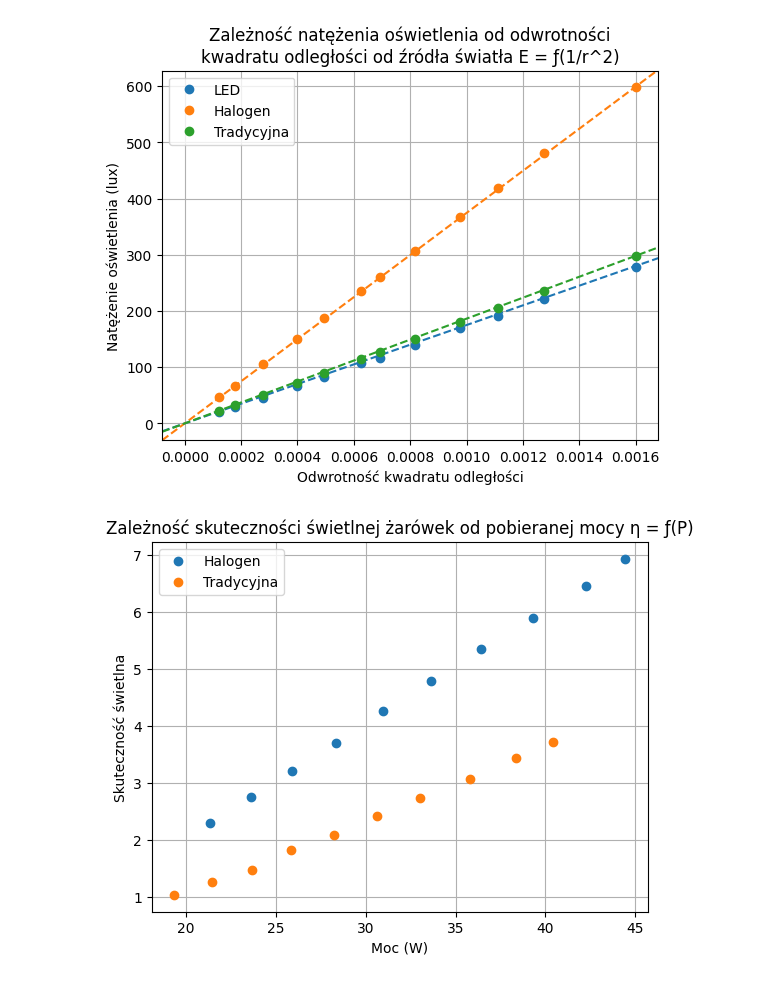
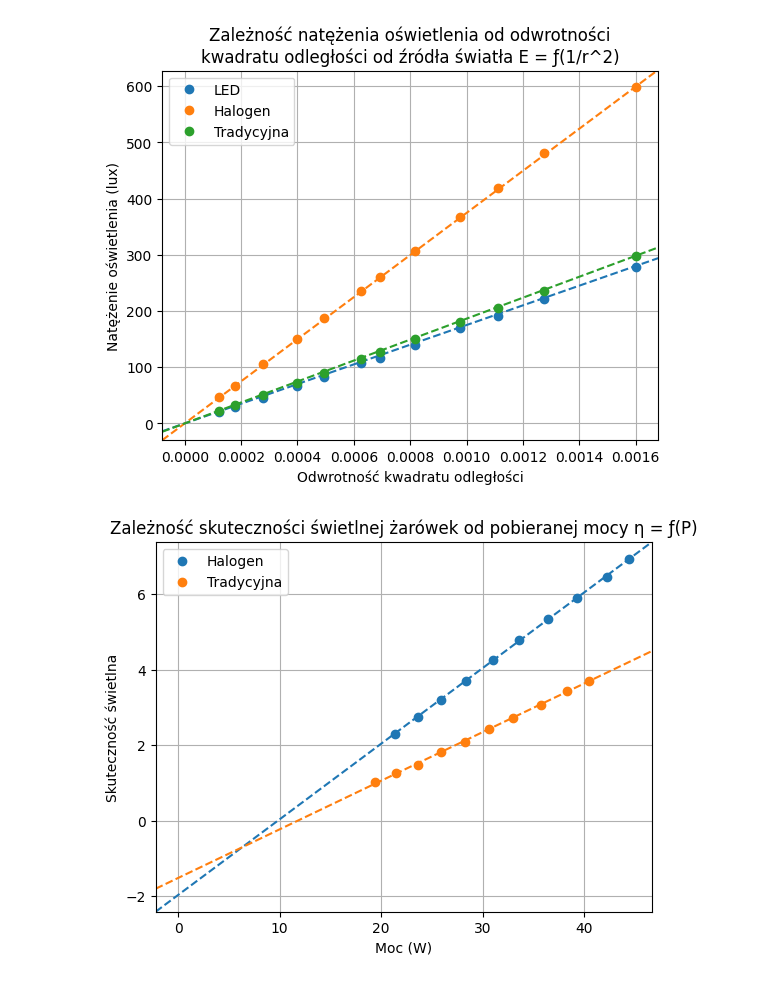
Before and after one commit to zakhildev/fizyka, a Jupyter notebook: notebooks/optyka_307.ipynb, the cells around one changed output. Saved outputs shown, nothing was run; the diff lists cells and outputs as text; code cells hidden in the pictures.

```diff
--- a/notebooks/optyka_307.ipynb
+++ b/notebooks/optyka_307.ipynb
@@ -48,19 +49,24 @@ plt.show()
 # %% [output]
 [figure]
 # %%
-halogen_power = np.asarray([frame_halogen['voltage'][i] * frame_halogen['current'][i] for i in range(len(frame_halogen))])
-tungsten_power = np.asarray([frame_tungsten['voltage'][i] * frame_tungsten['current'][i] for i in range(len(frame_tungsten))])
+halogen_power = np.asarray([frame_halogen['voltage'][i] * frame_halogen['current'][i] for i in range(len(frame_halogen))]).reshape(-1, 1)
+tungsten_power = np.asarray([frame_tungsten['voltage'][i] * frame_tungsten['current'][i] for i in range(len(frame_tungsten))]).reshape(-1, 1)
 
-halogen_light = np.asarray([frame_halogen['light'][i] / halogen_power[i] for i in range(len(frame_halogen))])
-tungsten_light = np.asarray([frame_tungsten['light'][i] / tungsten_power[i] for i in range(len(frame_tungsten))])
+halogen_light = np.asarray([frame_halogen['light'][i] / halogen_power[i] for i in range(len(frame_halogen))]).reshape(-1, 1)
+tungsten_light = np.asarray([frame_tungsten['light'][i] / tungsten_power[i] for i in range(len(frame_tungsten))]).reshape(-1, 1)
+
+tungsten_regression = LinearRegression().fit(tungsten_power, tungsten_light)
+halogen_regression = LinearRegression().fit(halogen_power, halogen_light)
 
 plt.plot(halogen_power, halogen_light, 'o', label="Halogen")
 plt.plot(tungsten_power, tungsten_light, 'o', label="Tradycyjna")
+plt.axline(xy1=(0, halogen_regression.intercept_.item()), slope=halogen_regression.coef_[0][0], c='#1f77b4', ls='--')
+plt.axline(xy1=(0, tungsten_regression.intercept_.item()), slope=tungsten_regression.coef_[0][0], c='#ff7f0e', ls='--')
 plt.ylabel("Skuteczność świetlna")
 plt.xlabel("Moc (W)")
 plt.title("Zależność skuteczności świetlnej żarówek od pobieranej mocy η = ƒ(P)")
 plt.legend()
 plt.grid()
 plt.show()
 # %% [output]
-[figure, old version]
+[figure, new version]
```
Also changed, not shown: parts of 1 cell of this notebook.
